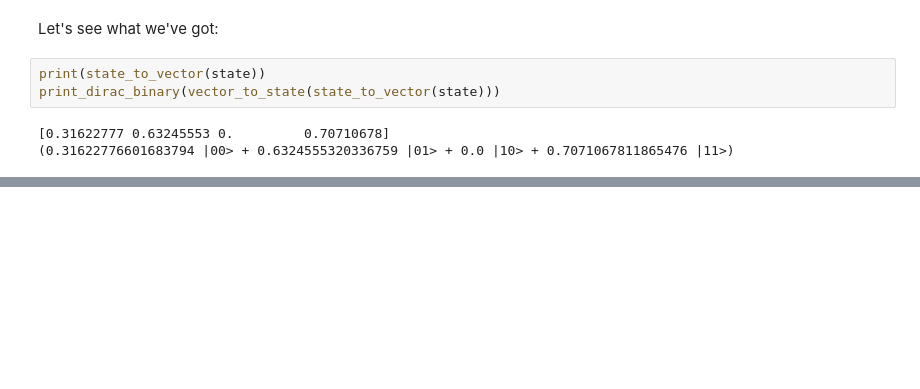
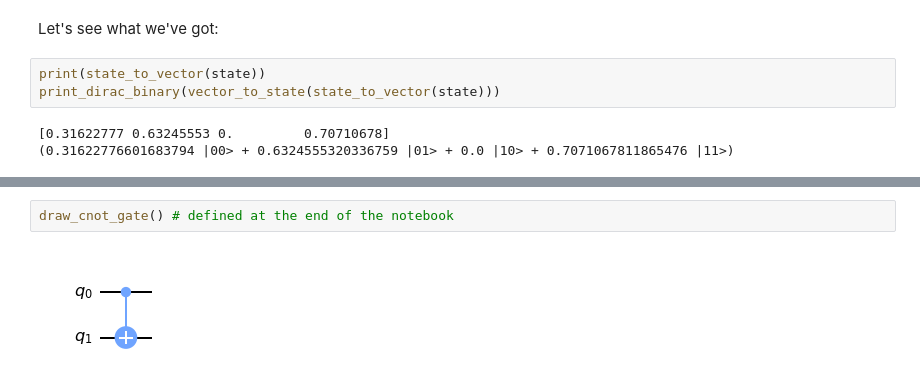
Before and after one commit to yu-yiming/ComputationalPhysics, a Jupyter notebook: Quantum Computing/quantum_computing.ipynb, the cells around one changed output, grey strips where cells are left out. Drawn from its saved outputs; the diff is of its cells as text; blank space fills up the shorter version.

```diff
--- a/Quantum Computing/quantum_computing.ipynb
+++ b/Quantum Computing/quantum_computing.ipynb
@@ -280,0 +295,4 @@ def P(theta):
+# %%
+draw_cnot_gate() # defined at the end of the notebook
+# %% [output]
+[figure, added]
```
Also changed, not shown: parts of 70 cells of this notebook.
